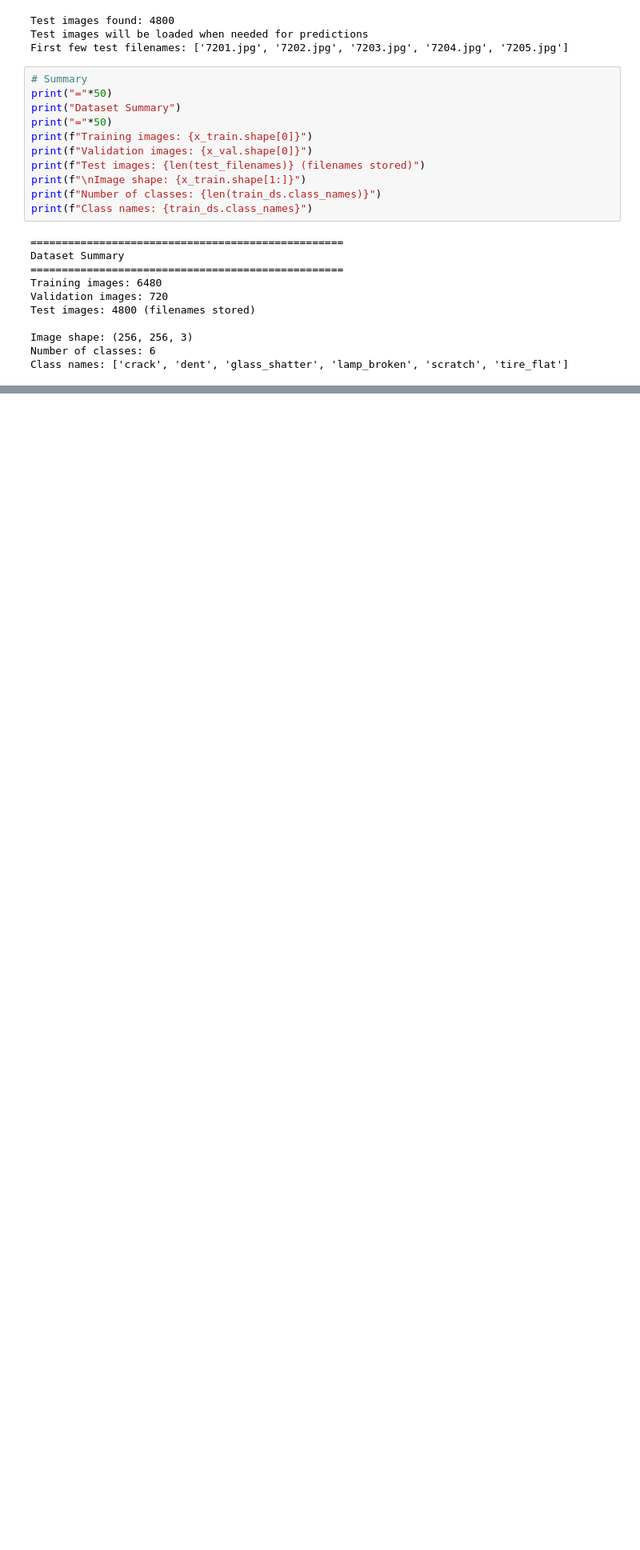
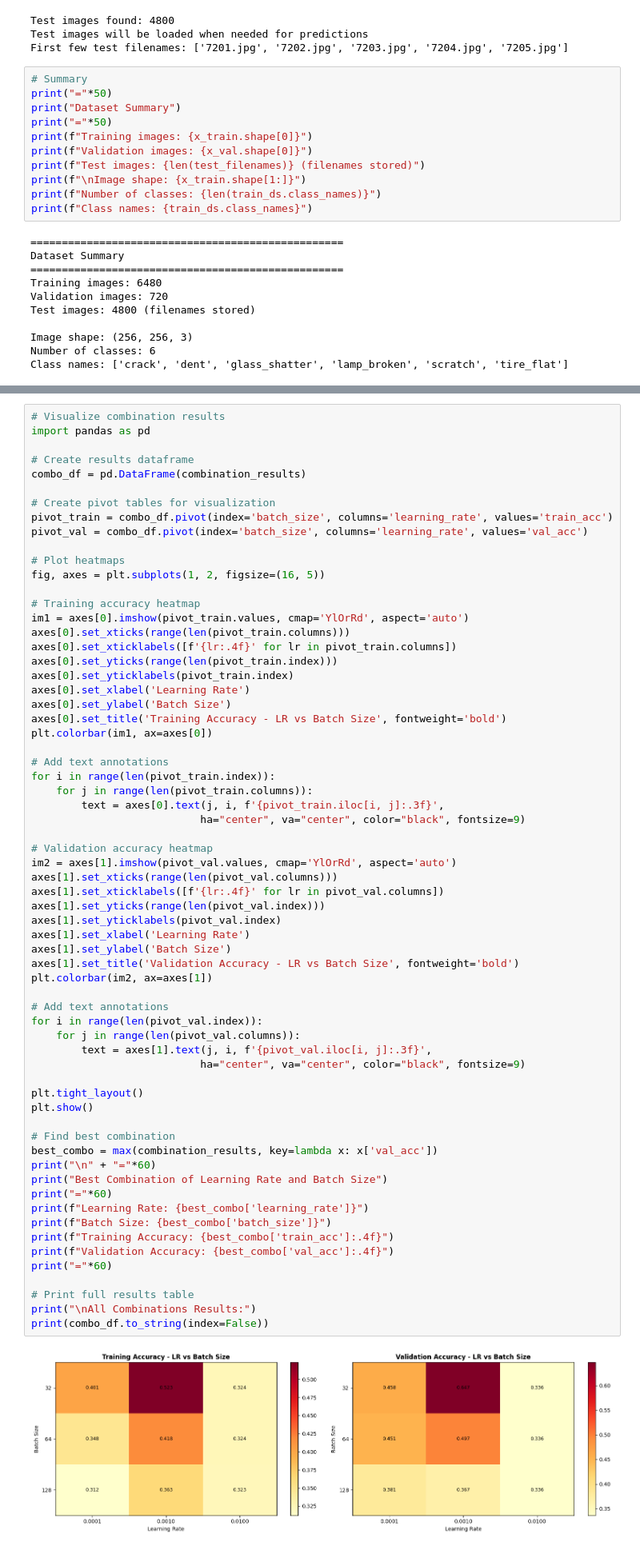
Before and after one commit to dannywu1101/AIFinalProject, a Jupyter notebook: Component2.ipynb, the cells around one changed output, grey strips where cells are left out. Shown at 80% size. Saved outputs shown, nothing was run; the diff lists cells and outputs as text; blank space fills up the shorter version.

```diff
--- a/Component2.ipynb
+++ b/Component2.ipynb
@@ -328,0 +953,67 @@ Class names: ['crack', 'dent', 'glass_shatter', 'lamp_broken', 'scratch', 'tire_
+# %%
+# Visualize combination results
+import pandas as pd
+
+# Create results dataframe
+combo_df = pd.DataFrame(combination_results)
+
+# Create pivot tables for visualization
+pivot_train = combo_df.pivot(index='batch_size', columns='learning_rate', values='train_acc')
+pivot_val = combo_df.pivot(index='batch_size', columns='learning_rate', values='val_acc')
+
+# Plot heatmaps
+fig, axes = plt.subplots(1, 2, figsize=(16, 5))
+
+# Training accuracy heatmap
+im1 = axes[0].imshow(pivot_train.values, cmap='YlOrRd', aspect='auto')
+axes[0].set_xticks(range(len(pivot_train.columns)))
+axes[0].set_xticklabels([f'{lr:.4f}' for lr in pivot_train.columns])
+axes[0].set_yticks(range(len(pivot_train.index)))
+axes[0].set_yticklabels(pivot_train.index)
+axes[0].set_xlabel('Learning Rate')
+axes[0].set_ylabel('Batch Size')
+axes[0].set_title('Training Accuracy - LR vs Batch Size', fontweight='bold')
+plt.colorbar(im1, ax=axes[0])
+
+# Add text annotations
+for i in range(len(pivot_train.index)):
+    for j in range(len(pivot_train.columns)):
+        text = axes[0].text(j, i, f'{pivot_train.iloc[i, j]:.3f}',
+                           ha="center", va="center", color="black", fontsize=9)
+
+# Validation accuracy heatmap
+im2 = axes[1].imshow(pivot_val.values, cmap='YlOrRd', aspect='auto')
+axes[1].set_xticks(range(len(pivot_val.columns)))
+axes[1].set_xticklabels([f'{lr:.4f}' for lr in pivot_val.columns])
+axes[1].set_yticks(range(len(pivot_val.index)))
+axes[1].set_yticklabels(pivot_val.index)
+axes[1].set_xlabel('Learning Rate')
+axes[1].set_ylabel('Batch Size')
+axes[1].set_title('Validation Accuracy - LR vs Batch Size', fontweight='bold')
+plt.colorbar(im2, ax=axes[1])
+
+# Add text annotations
+for i in range(len(pivot_val.index)):
+    for j in range(len(pivot_val.columns)):
+        text = axes[1].text(j, i, f'{pivot_val.iloc[i, j]:.3f}',
+                           ha="center", va="center", color="black", fontsize=9)
+
+plt.tight_layout()
+plt.show()
+
+# Find best combination
+best_combo = max(combination_results, key=lambda x: x['val_acc'])
+print("\n" + "="*60)
+print("Best Combination of Learning Rate and Batch Size")
+print("="*60)
+print(f"Learning Rate: {best_combo['learning_rate']}")
+print(f"Batch Size: {best_combo['batch_size']}")
+print(f"Training Accuracy: {best_combo['train_acc']:.4f}")
+print(f"Validation Accuracy: {best_combo['val_acc']:.4f}")
+print("="*60)
+
+# Print full results table
+print("\nAll Combinations Results:")
+print(combo_df.to_string(index=False))
+# %% [output]
+[figure, added]
```
Also changed, not shown: parts of 40 cells of this notebook.
